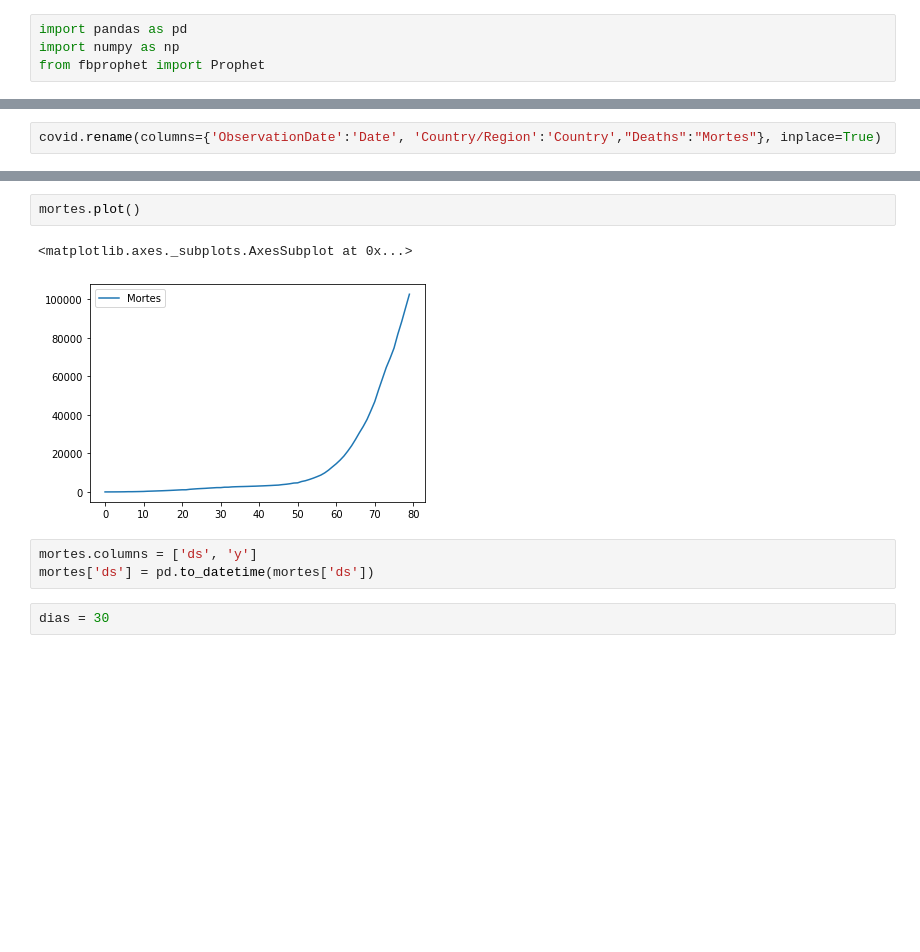
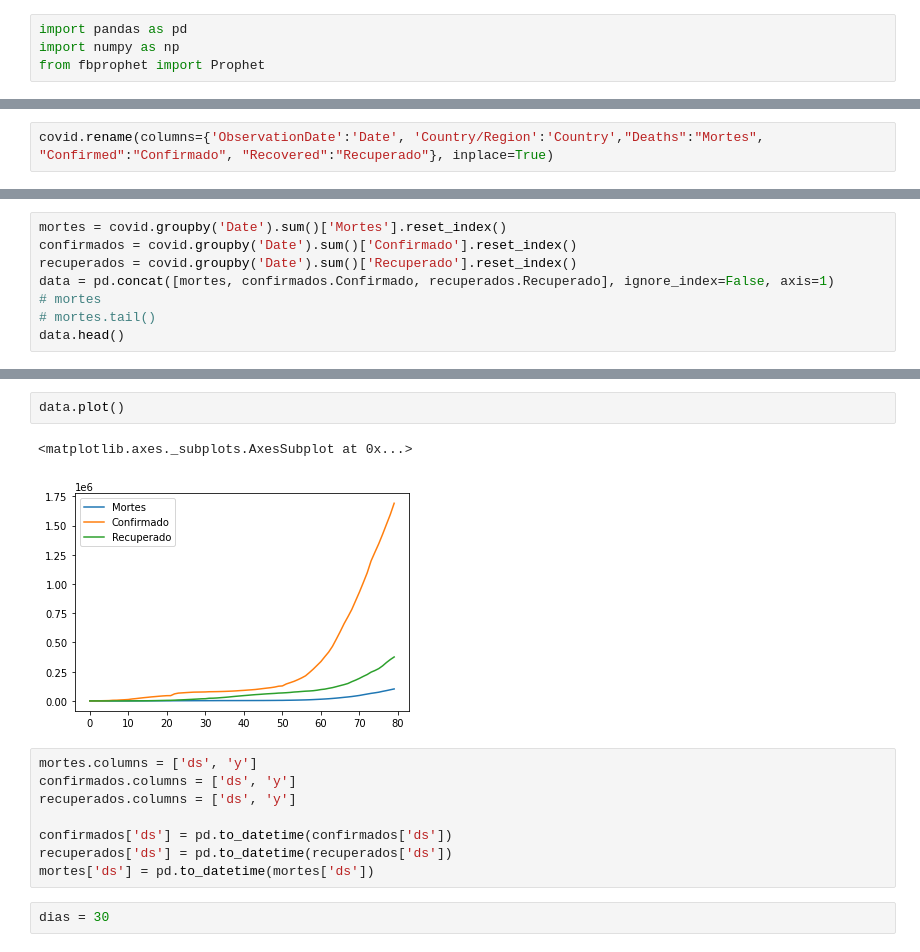
Before and after one commit to NicolasLopes7/predict-covid, a Jupyter notebook: predictCovid.ipynb, the cells around one changed output, grey strips where cells are left out. Drawn from its saved outputs; the diff is of its cells as text; blank space fills up the shorter version.

Commit message:
Confirmed, Recuperated and Deaths around the world

```diff
--- a/predictCovid.ipynb
+++ b/predictCovid.ipynb
@@ -9,2 +17,2 @@ covid = pd.read_csv('https://raw.githubusercontent.com/NicolasLopes7/predict-cov
 # %%
-covid.rename(columns={'ObservationDate':'Date', 'Country/Region':'Country',"Deaths":"Mortes"}, inplace=True)
+covid.rename(columns={'ObservationDate':'Date', 'Country/Region':'Country',"Deaths":"Mortes", "Confirmed":"Confirmado", "Recovered":"Recuperado"}, inplace=True)
@@ -20,0 +19,8 @@ mortes.tail()
+# %%
+mortes = covid.groupby('Date').sum()['Mortes'].reset_index()
+confirmados = covid.groupby('Date').sum()['Confirmado'].reset_index()
+recuperados = covid.groupby('Date').sum()['Recuperado'].reset_index()
+data = pd.concat([mortes, confirmados.Confirmado, recuperados.Recuperado], ignore_index=False, axis=1)
+# mortes
+# mortes.tail()
+data.head()
@@ -21,10 +34,15 @@ mortes.tail()
 # %%
-mortes.plot()
+data.plot()
 # %% [output]
 <matplotlib.axes._subplots.AxesSubplot at 0x...>
-[figure, old version]
+[figure, new version]
 # %%
 mortes.columns = ['ds', 'y']
+confirmados.columns = ['ds', 'y']
+recuperados.columns = ['ds', 'y']
+
+confirmados['ds'] = pd.to_datetime(confirmados['ds'])
+recuperados['ds'] = pd.to_datetime(recuperados['ds'])
 mortes['ds'] = pd.to_datetime(mortes['ds'])
 # %%
 dias = 30
```
Also changed, not shown: parts of 11 cells of this notebook.
